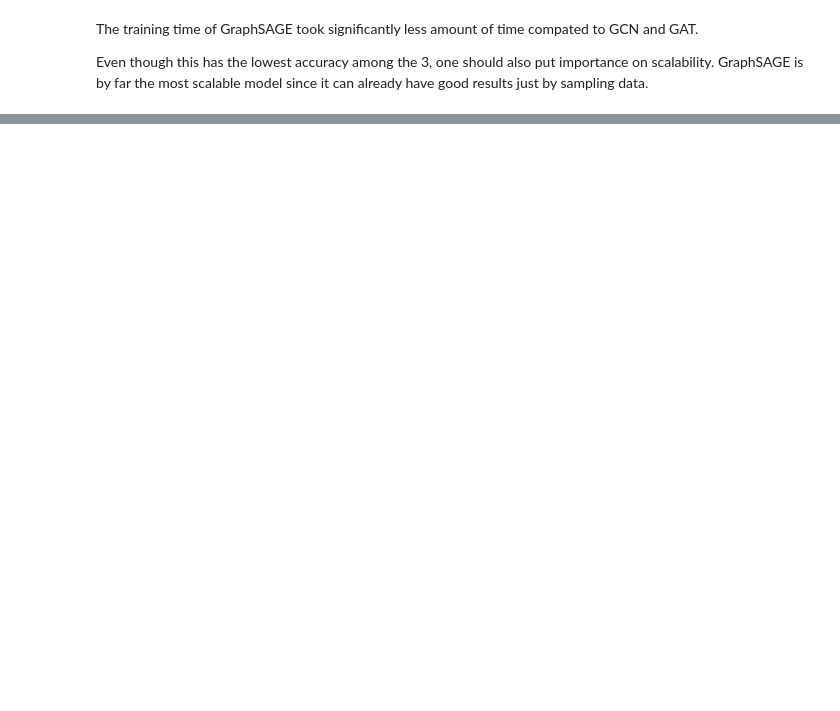
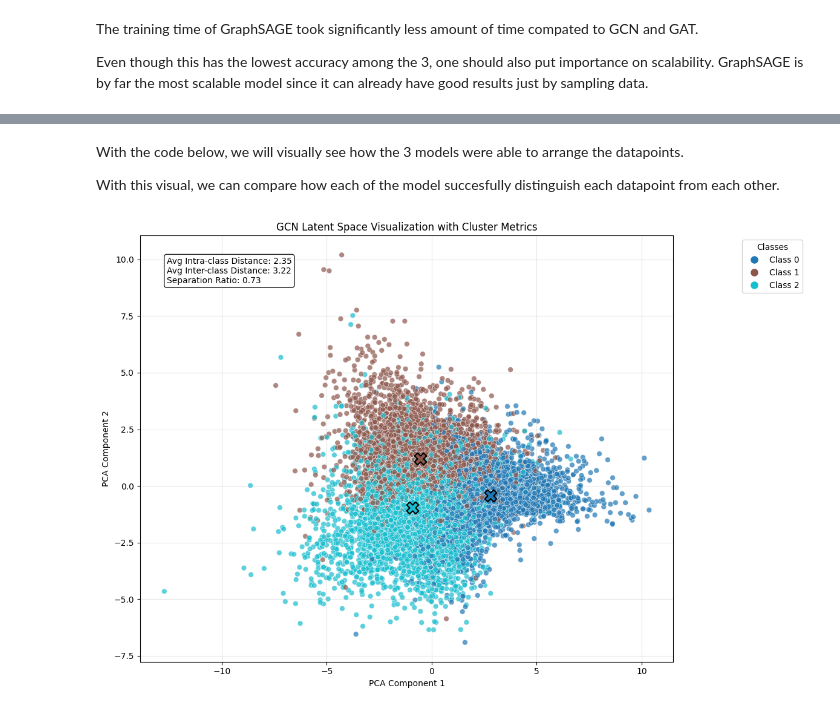
Before and after one commit to jazziejao/beginningGNNs, a Jupyter notebook: Graph_Neural_Network_Notebook.ipynb, the cells around one changed output, grey strips where cells are left out. Saved outputs shown, nothing was run; the diff lists cells and outputs as text; code cells hidden in the pictures; blank space fills up the shorter version.

```diff
--- a/Graph_Neural_Network_Notebook.ipynb
+++ b/Graph_Neural_Network_Notebook.ipynb
@@ -424,9 +454,9 @@ class GAT(torch.nn.Module):
                                       weight_decay=5e-4)
 
   def forward(self, x, edge_index):
-    h = F.dropout(x, p=0.7, training=self.training)
+    h = F.dropout(x, p=0.5, training=self.training)
     h = self.gat1(x, edge_index).relu()
-    h = F.dropout(h, p=0.7, training=self.training)
+    h = F.dropout(h, p=0.5, training=self.training)
     h = self.gat2(h, edge_index)
     return F.log_softmax(h, dim=1)
 
@@ -690,0 +708,26 @@ GraphSAGE test accuracy: 75.50%
+# %%
+training_times = []
+testing_accuracies =[]
+
+for i in range(5):
+  print(f"{i}'th iteration of training and testing")
+
+  graphsage = GraphSAGE(dataset.num_features, 64, dataset.num_classes, data)
+  if i == 0:
+    print(graphsage)
+
+  start_time = time.time()  # Start timer of training
+  # Train
+  graphsage.fit(data, 50)
+  end_time = time.time()  # End timer of training
+  training_times.append(end_time - start_time)
+
+  print(f'\nGCN training time: {end_time - start_time} seconds')
+  print(f'GCN test accuracy: {test(graphsage, data)*100:.2f}%\n')
+  testing_accuracies.append(test(graphsage, data)*100)
+
+average_time = sum(training_times) / len(training_times)
+average_accuracy = sum(testing_accuracies) / len(testing_accuracies)
+
+print(f'Average training time: {average_time:.2f} seconds')
+print(f'Average test accuracy: {average_accuracy:.2f}%')
@@ -692,3 +753,8 @@ GraphSAGE test accuracy: 75.50%
 The training time of GraphSAGE took significantly less amount of time compated to GCN and GAT.
 
 Even though this has the lowest accuracy among the 3, one should also put importance on scalability. GraphSAGE is by far the most scalable model since it can already have good results just by sampling data.
+# %%
+all_results['GraphSAGE'] = {
+    "Training Time": average_time,
+    "Test Accuracy": average_accuracy
+}
@@ -694,0 +763,8 @@ Even though this has the lowest accuracy among the 3, one should also put import
+# %%
+# Print table header
+print(f"{'Architecture':<15} | {'Average Time':>15} | {'Average Accuracy':>15}")
+print("-" * 42)
+
+# Print data rows
+for model, metrics in all_results.items():
+    print(f"{model:<15} | {metrics['Training Time']:>15.2f} | {metrics['Test Accuracy']:>15.2f}")
@@ -694,0 +783,4 @@ Even though this has the lowest accuracy among the 3, one should also put import
+# %% [markdown]
+With the code below, we will visually see how the 3 models were able to arrange the datapoints.
+
+With this visual, we can compare how each of the model succesfully distinguish each datapoint from each other.
@@ -694,0 +925,4 @@ Even though this has the lowest accuracy among the 3, one should also put import
+# %%
+visualize_latent_space(gcn, data)
+# %% [output]
+[figure, added]
```
Also changed, not shown: parts of 31 cells of this notebook, 1 other file.
